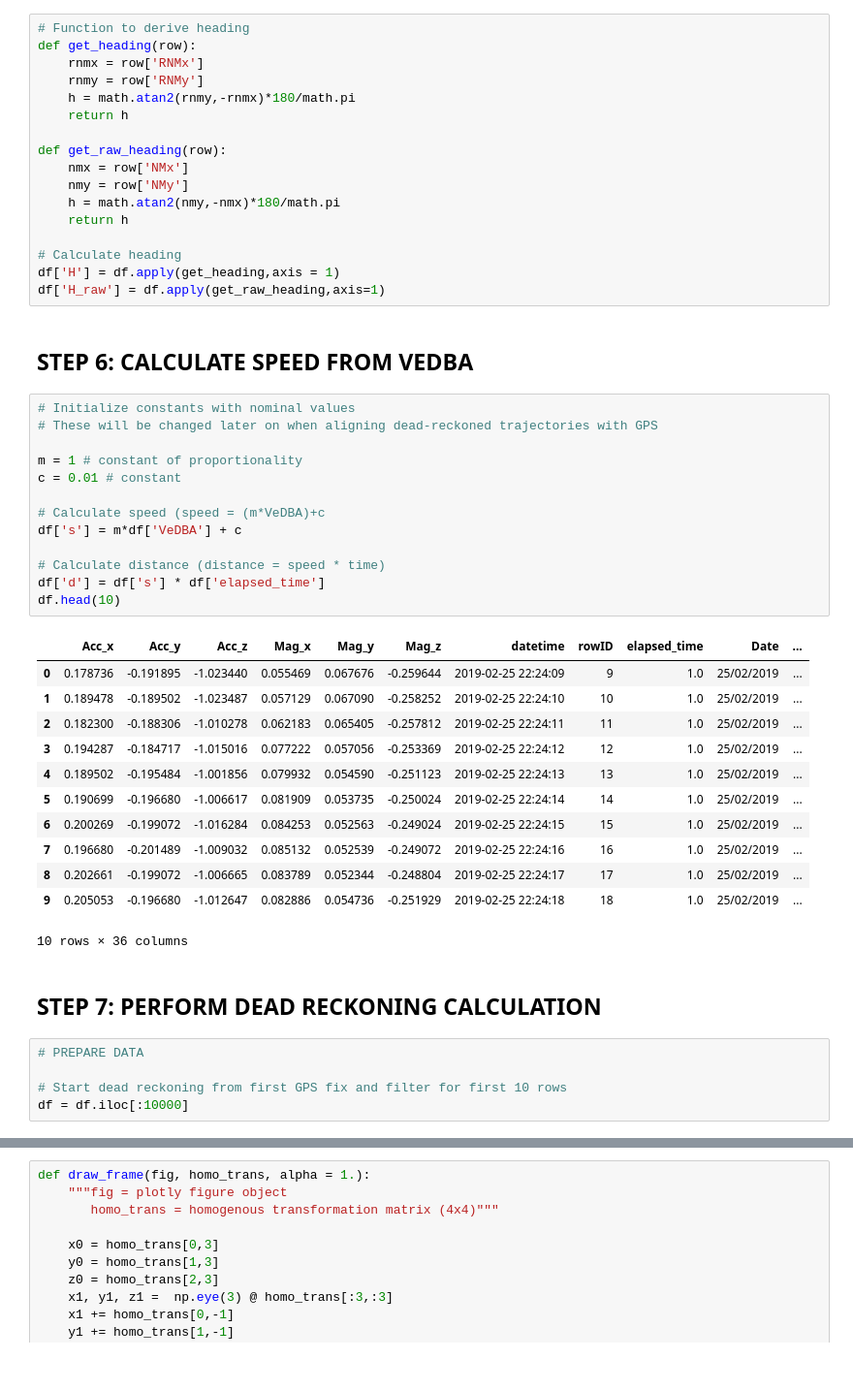
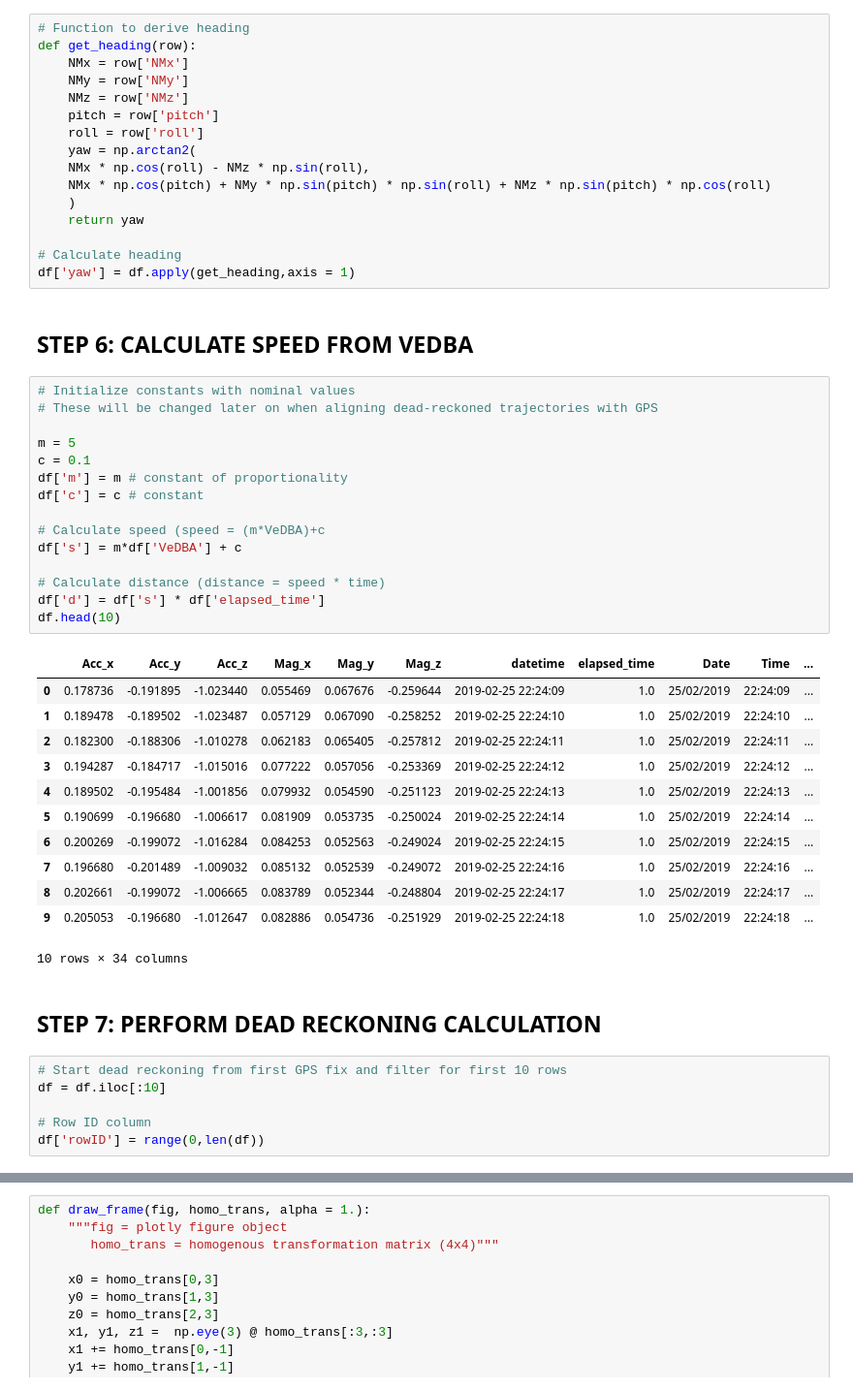
Before and after one commit to rhemitoth/Dead_Reckoning_Python, a Jupyter notebook: Dead_Reckoning_Working.ipynb, the cells around one changed output, grey strips where cells are left out. Shown: that part at 97% size. Saved outputs shown, nothing was run; the diff lists cells and outputs as text.

```diff
--- a/Dead_Reckoning_Working.ipynb
+++ b/Dead_Reckoning_Working.ipynb
@@ -260,52 +251,54 @@ Name: pitch, Length: 75395, dtype: float64
 # %%
 # Function to derive heading
 def get_heading(row):
-    rnmx = row['RNMx']
-    rnmy = row['RNMy']
-    h = math.atan2(rnmy,-rnmx)*180/math.pi
-    return h
-
-def get_raw_heading(row):
-    nmx = row['NMx']
-    nmy = row['NMy']
-    h = math.atan2(nmy,-nmx)*180/math.pi
-    return h
+    NMx = row['NMx']
+    NMy = row['NMy']
+    NMz = row['NMz']
+    pitch = row['pitch']
+    roll = row['roll']
+    yaw = np.arctan2(
+    NMx * np.cos(roll) - NMz * np.sin(roll),
+    NMx * np.cos(pitch) + NMy * np.sin(pitch) * np.sin(roll) + NMz * np.sin(pitch) * np.cos(roll)
+    )
+    return yaw
 
 # Calculate heading
-df['H'] = df.apply(get_heading,axis = 1)
-df['H_raw'] = df.apply(get_raw_heading,axis=1)
+df['yaw'] = df.apply(get_heading,axis = 1)
 # %% [markdown]
 ## STEP 6: CALCULATE SPEED FROM VEDBA
 # %%
 # Initialize constants with nominal values
 # These will be changed later on when aligning dead-reckoned trajectories with GPS
 
-m = 1 # constant of proportionality
-c = 0.01 # constant
+m = 5
+c = 0.1
+df['m'] = m # constant of proportionality
+df['c'] = c # constant
 
 # Calculate speed (speed = (m*VeDBA)+c
 df['s'] = m*df['VeDBA'] + c
 
 # Calculate distance (distance = speed * time)
 df['d'] = df['s'] * df['elapsed_time']
 df.head(10)
 # %% [output]
-|  | Acc_x | Acc_y | Acc_z | Mag_x | Mag_y | Mag_z | datetime | rowID | elapsed_time | Date | ... |
-| 0 | 0.178736 | -0.191895 | -1.023440 | 0.055469 | 0.067676 | -0.259644 | 2019-02-25 22:24:09 | 9 | 1.0 | 25/02/2019 | ... |
-| 1 | 0.189478 | -0.189502 | -1.023487 | 0.057129 | 0.067090 | -0.258252 | 2019-02-25 22:24:10 | 10 | 1.0 | 25/02/2019 | ... |
-| 2 | 0.182300 | -0.188306 | -1.010278 | 0.062183 | 0.065405 | -0.257812 | 2019-02-25 22:24:11 | 11 | 1.0 | 25/02/2019 | ... |
-| 3 | 0.194287 | -0.184717 | -1.015016 | 0.077222 | 0.057056 | -0.253369 | 2019-02-25 22:24:12 | 12 | 1.0 | 25/02/2019 | ... |
-| 4 | 0.189502 | -0.195484 | -1.001856 | 0.079932 | 0.054590 | -0.251123 | 2019-02-25 22:24:13 | 13 | 1.0 | 25/02/2019 | ... |
-| 5 | 0.190699 | -0.196680 | -1.006617 | 0.081909 | 0.053735 | -0.250024 | 2019-02-25 22:24:14 | 14 | 1.0 | 25/02/2019 | ... |
-| 6 | 0.200269 | -0.199072 | -1.016284 | 0.084253 | 0.052563 | -0.249024 | 2019-02-25 22:24:15 | 15 | 1.0 | 25/02/2019 | ... |
-| 7 | 0.196680 | -0.201489 | -1.009032 | 0.085132 | 0.052539 | -0.249072 | 2019-02-25 22:24:16 | 16 | 1.0 | 25/02/2019 | ... |
-| 8 | 0.202661 | -0.199072 | -1.006665 | 0.083789 | 0.052344 | -0.248804 | 2019-02-25 22:24:17 | 17 | 1.0 | 25/02/2019 | ... |
-| 9 | 0.205053 | -0.196680 | -1.012647 | 0.082886 | 0.054736 | -0.251929 | 2019-02-25 22:24:18 | 18 | 1.0 | 25/02/2019 | ... |
+|  | Acc_x | Acc_y | Acc_z | Mag_x | Mag_y | Mag_z | datetime | elapsed_time | Date | Time | ... |
+| 0 | 0.178736 | -0.191895 | -1.023440 | 0.055469 | 0.067676 | -0.259644 | 2019-02-25 22:24:09 | 1.0 | 25/02/2019 | 22:24:09 | ... |
+| 1 | 0.189478 | -0.189502 | -1.023487 | 0.057129 | 0.067090 | -0.258252 | 2019-02-25 22:24:10 | 1.0 | 25/02/2019 | 22:24:10 | ... |
+| 2 | 0.182300 | -0.188306 | -1.010278 | 0.062183 | 0.065405 | -0.257812 | 2019-02-25 22:24:11 | 1.0 | 25/02/2019 | 22:24:11 | ... |
+| 3 | 0.194287 | -0.184717 | -1.015016 | 0.077222 | 0.057056 | -0.253369 | 2019-02-25 22:24:12 | 1.0 | 25/02/2019 | 22:24:12 | ... |
+| 4 | 0.189502 | -0.195484 | -1.001856 | 0.079932 | 0.054590 | -0.251123 | 2019-02-25 22:24:13 | 1.0 | 25/02/2019 | 22:24:13 | ... |
+| 5 | 0.190699 | -0.196680 | -1.006617 | 0.081909 | 0.053735 | -0.250024 | 2019-02-25 22:24:14 | 1.0 | 25/02/2019 | 22:24:14 | ... |
+| 6 | 0.200269 | -0.199072 | -1.016284 | 0.084253 | 0.052563 | -0.249024 | 2019-02-25 22:24:15 | 1.0 | 25/02/2019 | 22:24:15 | ... |
+| 7 | 0.196680 | -0.201489 | -1.009032 | 0.085132 | 0.052539 | -0.249072 | 2019-02-25 22:24:16 | 1.0 | 25/02/2019 | 22:24:16 | ... |
+| 8 | 0.202661 | -0.199072 | -1.006665 | 0.083789 | 0.052344 | -0.248804 | 2019-02-25 22:24:17 | 1.0 | 25/02/2019 | 22:24:17 | ... |
+| 9 | 0.205053 | -0.196680 | -1.012647 | 0.082886 | 0.054736 | -0.251929 | 2019-02-25 22:24:18 | 1.0 | 25/02/2019 | 22:24:18 | ... |
-10 rows × 36 columns
+10 rows × 34 columns
 # %% [markdown]
 ## STEP 7: PERFORM DEAD RECKONING CALCULATION
 # %%
-# PREPARE DATA
+# Start dead reckoning from first GPS fix and filter for first 10 rows
+df = df.iloc[:10]
 
-# Start dead reckoning from first GPS fix and filter for first 10 rows
-df = df.iloc[:10000]
+# Row ID column
+df['rowID'] = range(0,len(df))
```
Also changed, not shown: parts of 16 cells of this notebook, 1 other file.
